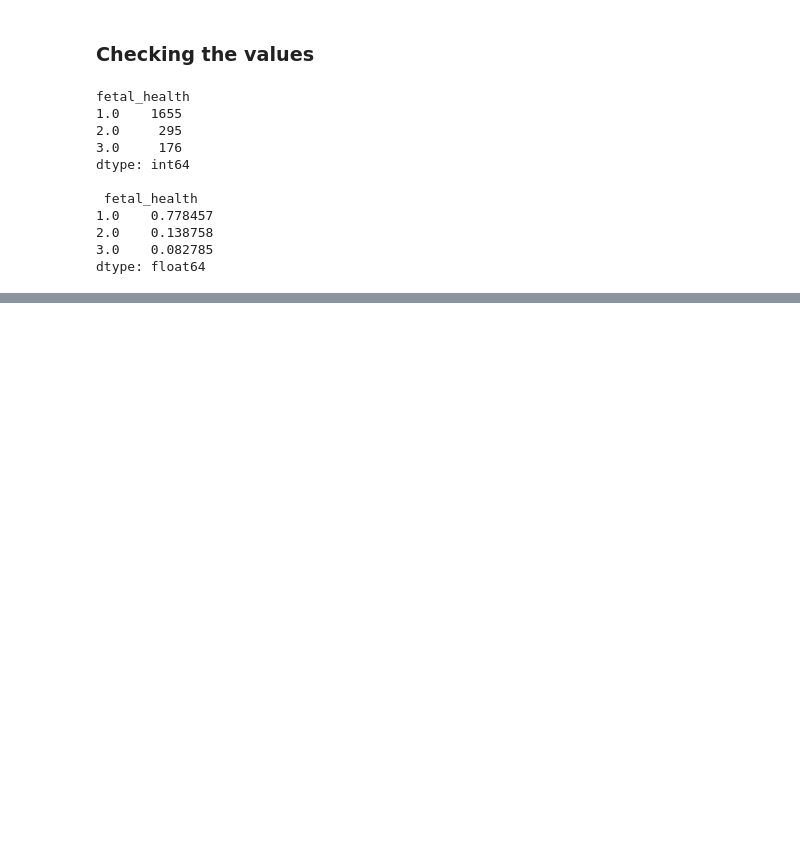
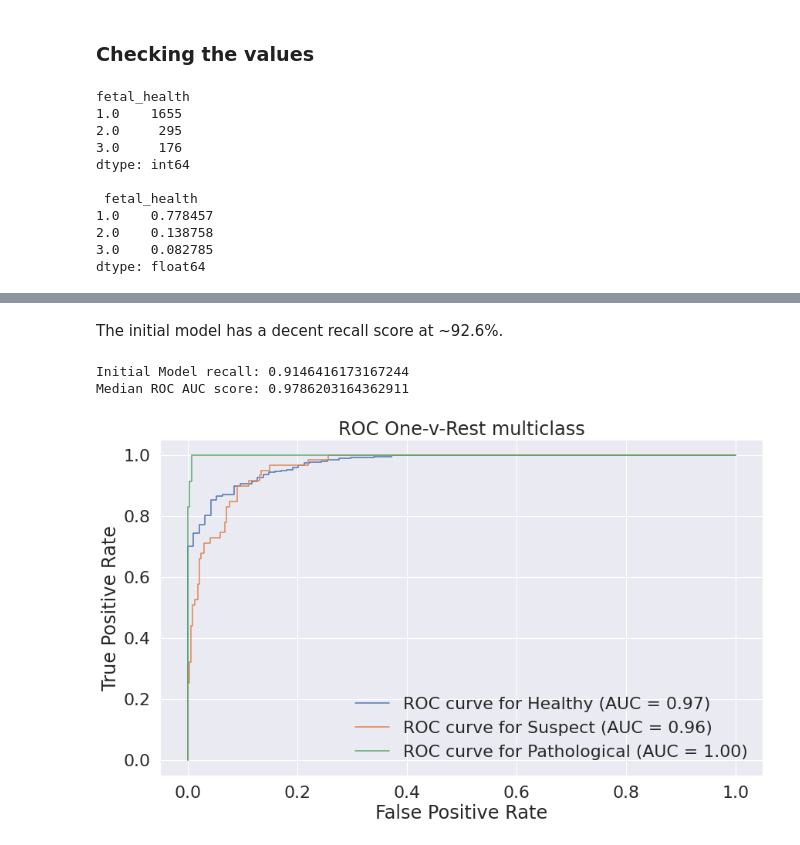
Before and after one commit to ParkedHampster/Fetal-Health-Classification-Prediction, a Jupyter notebook: scratch_books/scratch.ipynb, the cells around one changed output, grey strips where cells are left out. Saved outputs shown, nothing was run; the diff lists cells and outputs as text; code cells hidden in the pictures; blank space fills up the shorter version.

```diff
--- a/scratch_books/scratch.ipynb
+++ b/scratch_books/scratch.ipynb
@@ -106,0 +258,12 @@ dtype: float64
+# %% [markdown]
+The initial model has a decent recall score at ~92.6%.
+# %%
+fig, ax = plt.subplots(figsize=(14,8))
+
+model_scoring(initial_tree_pipeline,X_test,y_test,average='macro',
+                        plot_curve=True, ax=ax,
+                        class_names=['Healthy','Suspect','Pathological']);
+# %% [output]
+Initial Model recall: 0.9146416173167244
+Median ROC AUC score: 0.9786203164362911
+[figure, added]
```
Also changed, not shown: parts of 22 cells of this notebook, 2 other files.
